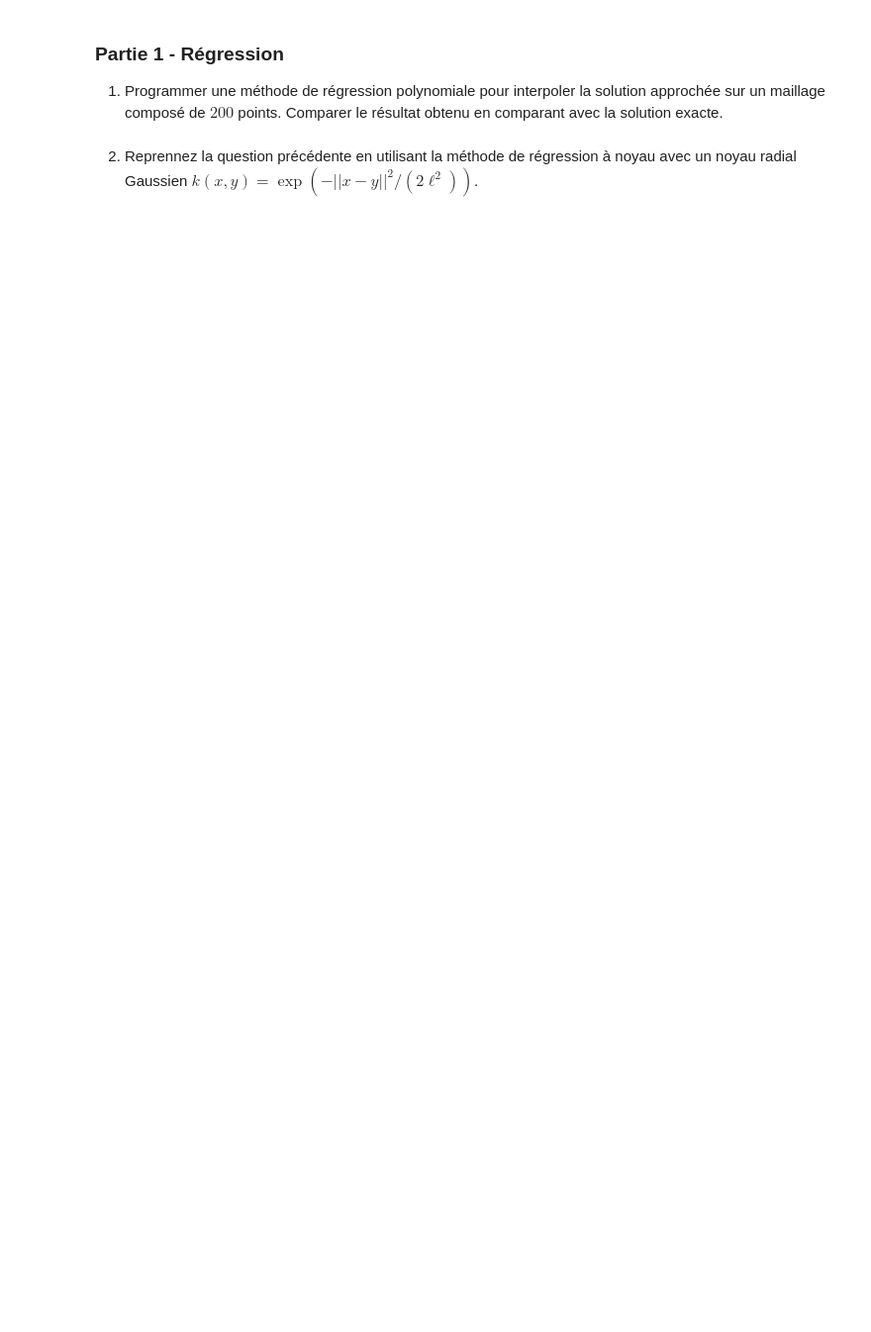
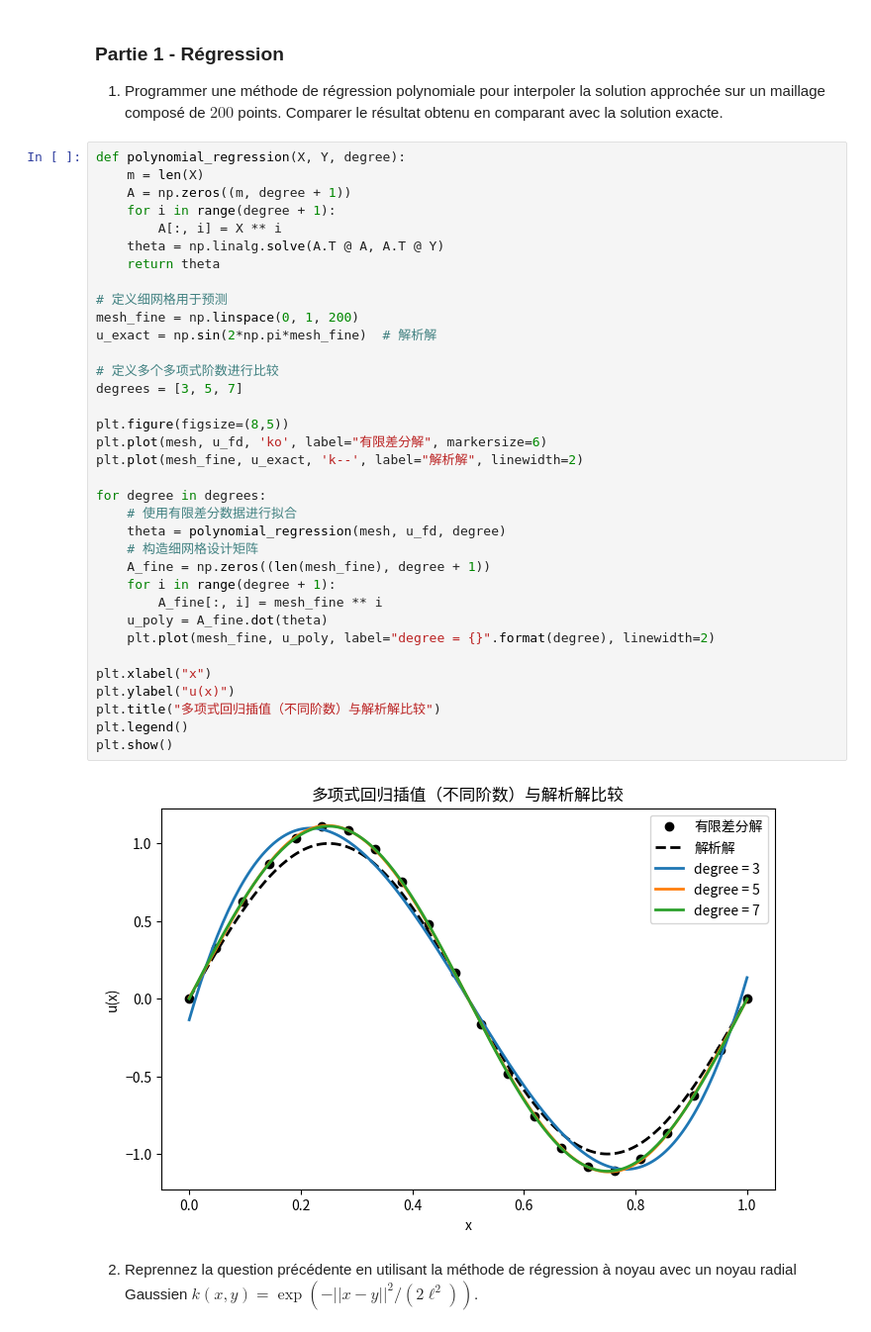
Before and after one commit to lyyric/CSMI_Notes, a Jupyter notebook: M1 S2/Apprentissage Auto scientifique/TP/TP1.ipynb, the cells around one changed output. Shown at 99% size. Saved outputs shown, nothing was run; the diff lists cells and outputs as text; blank space fills up the shorter version.

```diff
--- a/M1 S2/Apprentissage Auto scientifique/TP/TP1.ipynb
+++ b/M1 S2/Apprentissage Auto scientifique/TP/TP1.ipynb
@@ -52,5 +54,42 @@ plt.title("Solution approchée de l'équation de Poisson, J = "+str(J));
 ### Partie 1 - Régression
 
 1. Programmer une méthode de régression polynomiale pour interpoler la solution approchée sur un maillage composé de $200$ points. Comparer le résultat obtenu en comparant avec la solution exacte.
+# %%
+def polynomial_regression(X, Y, degree):
+    m = len(X)
+    A = np.zeros((m, degree + 1))
+    for i in range(degree + 1):
+        A[:, i] = X ** i
+    theta = np.linalg.solve(A.T @ A, A.T @ Y)
+    return theta
+
+# 定义细网格用于预测
+mesh_fine = np.linspace(0, 1, 200)
+u_exact = np.sin(2*np.pi*mesh_fine)  # 解析解
+
+# 定义多个多项式阶数进行比较
+degrees = [3, 5, 7]
+
+plt.figure(figsize=(8,5))
+plt.plot(mesh, u_fd, 'ko', label="有限差分解", markersize=6)
+plt.plot(mesh_fine, u_exact, 'k--', label="解析解", linewidth=2)
+
+for degree in degrees:
+    # 使用有限差分数据进行拟合
+    theta = polynomial_regression(mesh, u_fd, degree)
+    # 构造细网格设计矩阵
+    A_fine = np.zeros((len(mesh_fine), degree + 1))
+    for i in range(degree + 1):
+        A_fine[:, i] = mesh_fine ** i
+    u_poly = A_fine.dot(theta)
+    plt.plot(mesh_fine, u_poly, label="degree = {}".format(degree), linewidth=2)
+
+plt.xlabel("x")
+plt.ylabel("u(x)")
+plt.title("多项式回归插值（不同阶数）与解析解比较")
+plt.legend()
+plt.show()
+# %% [output]
+[figure, added]
 # %% [markdown]
 2. Reprennez la question précédente en utilisant la méthode de régression à noyau avec un noyau radial Gaussien $k(x,y) = \exp(- ||x-y||^2 / (2\ell^2))$.
```
Also changed, not shown: parts of 10 cells of this notebook, 16 other files.
